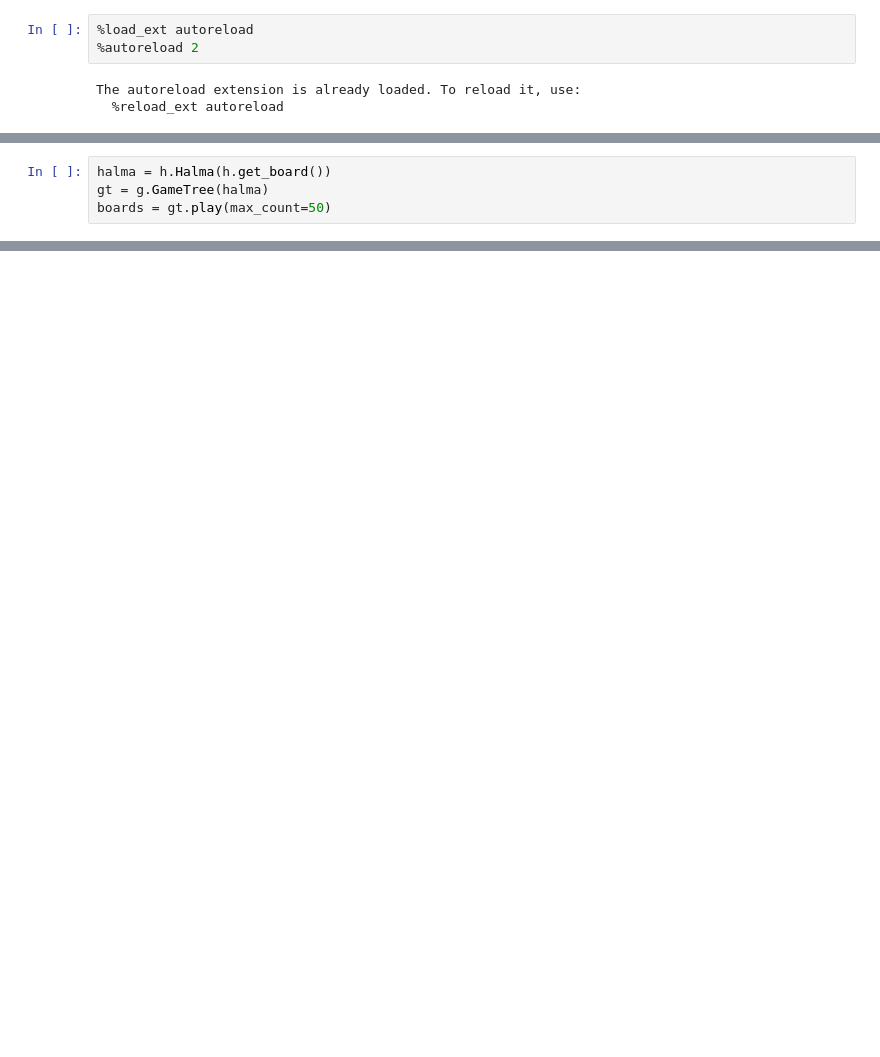
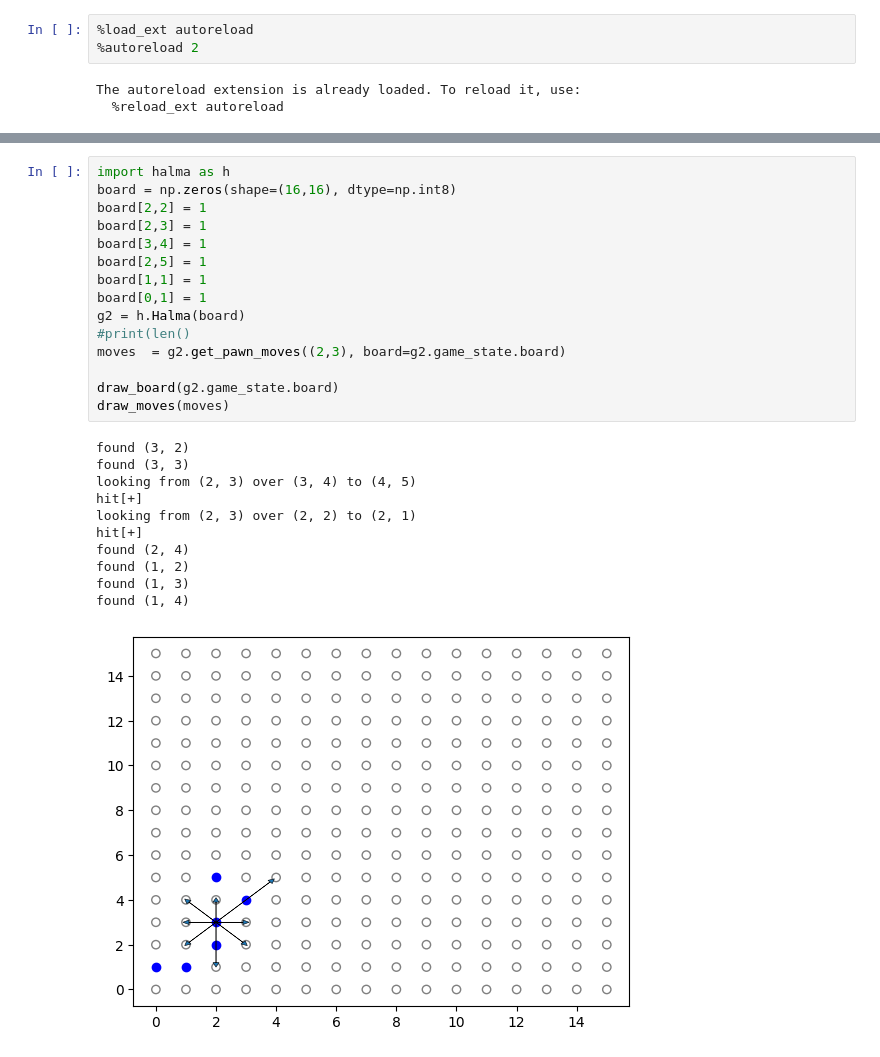
Before and after one commit to T04STER/halma, a Jupyter notebook: notes.ipynb, the cells around one changed output, grey strips where cells are left out. Cells and saved outputs as stored; diff of their text form; blank space fills up the shorter version.

```diff
--- a/notes.ipynb
+++ b/notes.ipynb
@@ -43,4 +60,0 @@ print(len(moves))
-# %%
-halma = h.Halma(h.get_board())
-gt = g.GameTree(halma)
-boards = gt.play(max_count=50)
@@ -84,0 +86,27 @@ Function minmax [1, True] {} Took 0.0152 seconds
+# %%
+import halma as h
+board = np.zeros(shape=(16,16), dtype=np.int8)
+board[2,2] = 1
+board[2,3] = 1
+board[3,4] = 1
+board[2,5] = 1
+board[1,1] = 1
+board[0,1] = 1
+g2 = h.Halma(board)
+#print(len()
+moves  = g2.get_pawn_moves((2,3), board=g2.game_state.board)
+
+draw_board(g2.game_state.board)
+draw_moves(moves)
+# %% [output]
+found (3, 2)
+found (3, 3)
+looking from (2, 3) over (3, 4) to (4, 5)
+hit[+]
+looking from (2, 3) over (2, 2) to (2, 1)
+hit[+]
+found (2, 4)
+found (1, 2)
+found (1, 3)
+found (1, 4)
+[figure, added]
```
Also changed, not shown: parts of 9 cells of this notebook, 8 other files.
